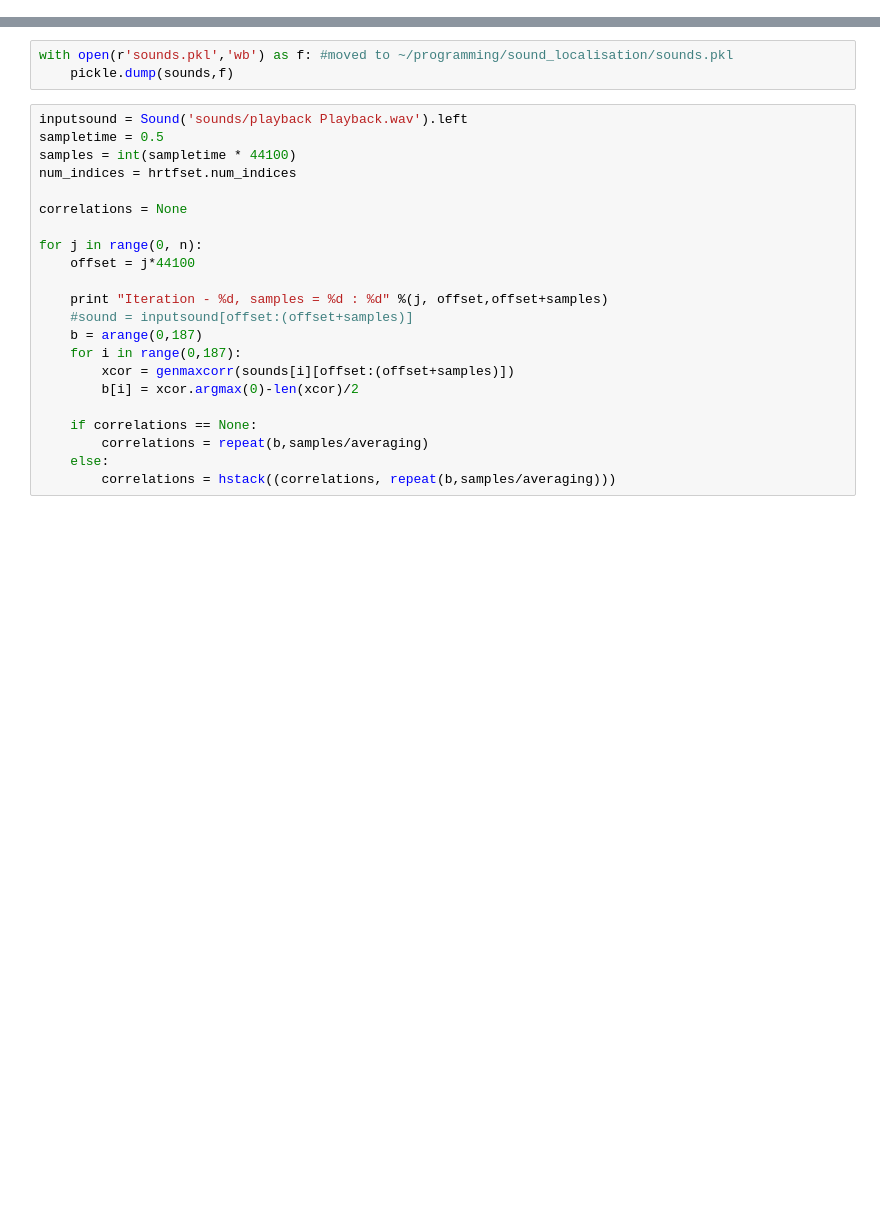
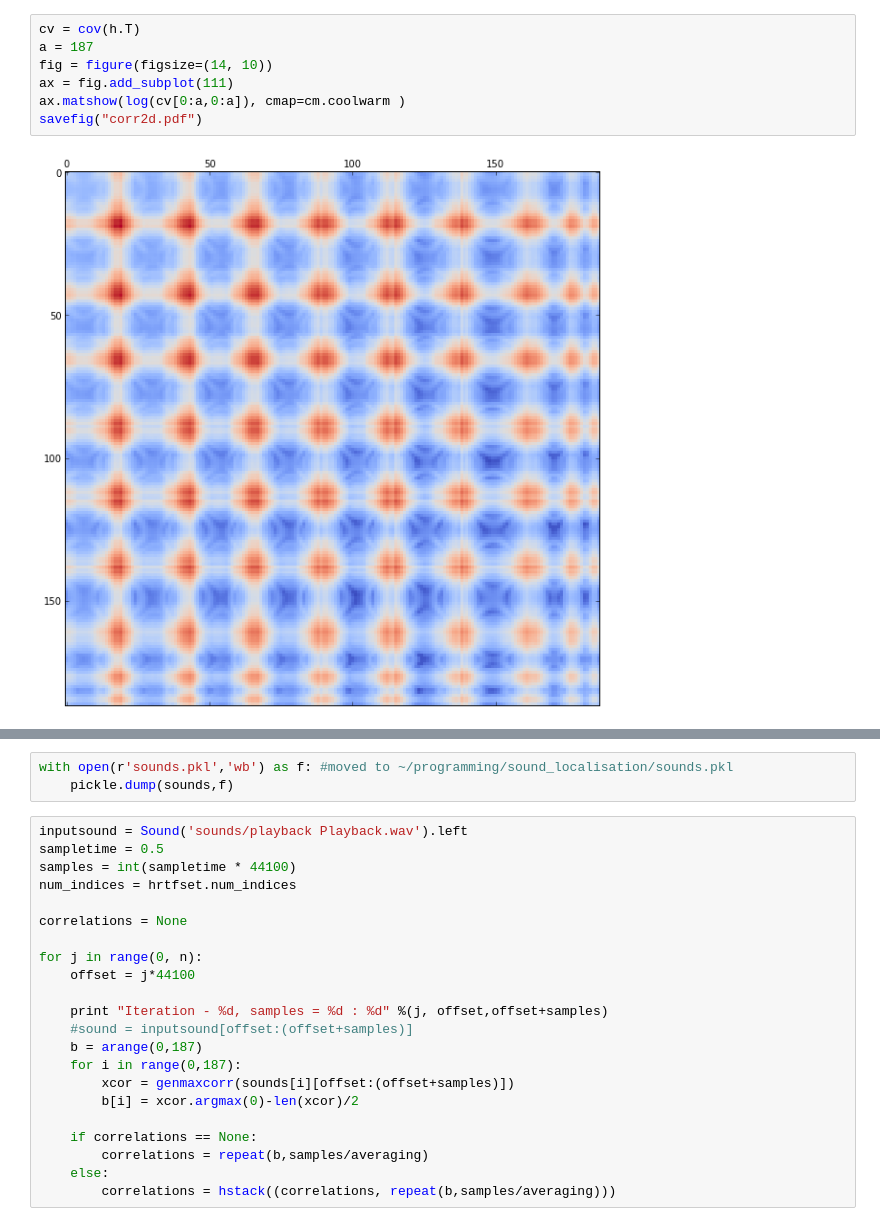
Before and after one commit to Quantumgame/sound-localisation, a Jupyter notebook: Working model.ipynb, the cells around one changed output, grey strips where cells are left out. Saved outputs shown, nothing was run; the diff lists cells and outputs as text; blank space fills up the shorter version.

```diff
--- a/Working model.ipynb
+++ b/Working model.ipynb
@@ -80,0 +397,9 @@ sound = Sound('sounds/playback Playback.wav')
+# %%
+cv = cov(h.T)
+a = 187
+fig = figure(figsize=(14, 10))
+ax = fig.add_subplot(111)
+ax.matshow(log(cv[0:a,0:a]), cmap=cm.coolwarm )
+savefig("corr2d.pdf")
+# %% [output]
+[figure, added]
```
Also changed, not shown: parts of 70 cells of this notebook.
